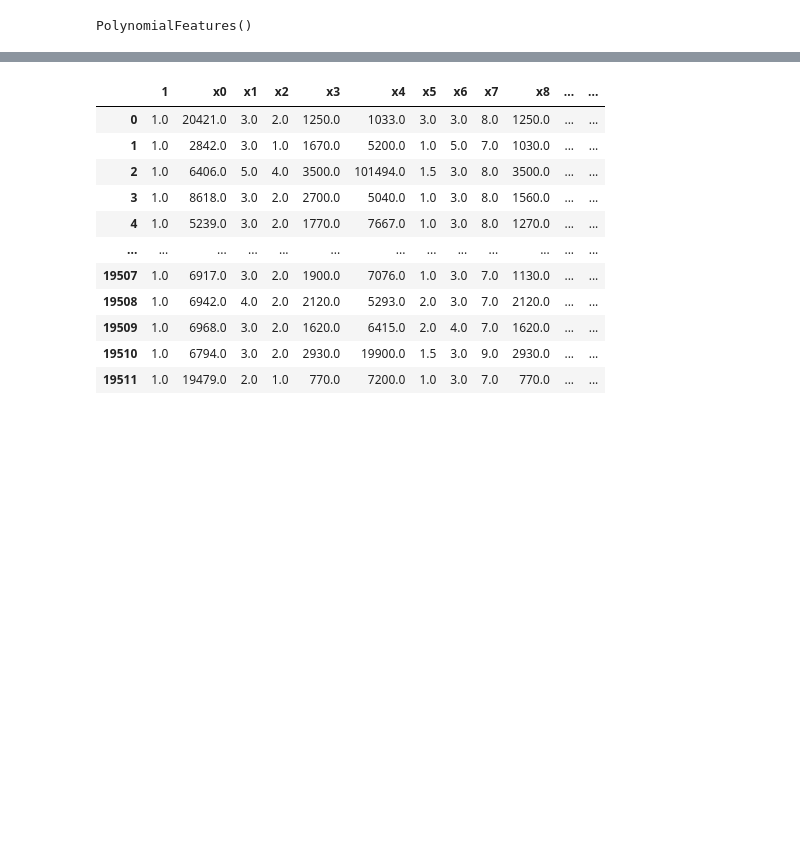
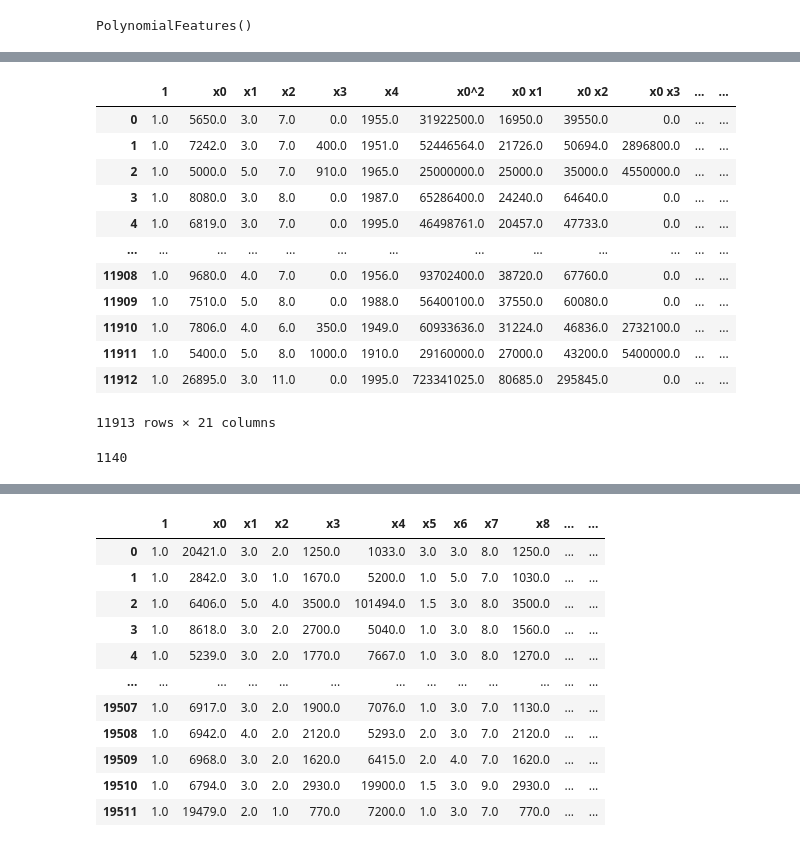
Before and after one commit to MNLKuzmin/RepoDontRoam, a Jupyter notebook: student.ipynb, the cells around one changed output, grey strips where cells are left out. Cells and saved outputs as stored; diff of their text form; code cells hidden in the pictures; blank space fills up the shorter version.

```diff
--- a/student.ipynb
+++ b/student.ipynb
@@ -1786,0 +1803,27 @@ PolynomialFeatures()
+# %%
+pf = PolynomialFeatures(degree=2)
+
+y=df['price']
+
+pf.fit(Xcut)
+pdf = pd.DataFrame(pf.transform(Xcut), columns=pf.get_feature_names())
+pdf
+# %% [output]
+|  | 1 | x0 | x1 | x2 | x3 | x4 | x0^2 | x0 x1 | x0 x2 | x0 x3 | ... | ... |
+| 0 | 1.0 | 5650.0 | 3.0 | 7.0 | 0.0 | 1955.0 | 31922500.0 | 16950.0 | 39550.0 | 0.0 | ... | ... |
+| 1 | 1.0 | 7242.0 | 3.0 | 7.0 | 400.0 | 1951.0 | 52446564.0 | 21726.0 | 50694.0 | 2896800.0 | ... | ... |
+| 2 | 1.0 | 5000.0 | 5.0 | 7.0 | 910.0 | 1965.0 | 25000000.0 | 25000.0 | 35000.0 | 4550000.0 | ... | ... |
+| 3 | 1.0 | 8080.0 | 3.0 | 8.0 | 0.0 | 1987.0 | 65286400.0 | 24240.0 | 64640.0 | 0.0 | ... | ... |
+| 4 | 1.0 | 6819.0 | 3.0 | 7.0 | 0.0 | 1995.0 | 46498761.0 | 20457.0 | 47733.0 | 0.0 | ... | ... |
+| ... | ... | ... | ... | ... | ... | ... | ... | ... | ... | ... | ... | ... |
+| 11908 | 1.0 | 9680.0 | 4.0 | 7.0 | 0.0 | 1956.0 | 93702400.0 | 38720.0 | 67760.0 | 0.0 | ... | ... |
+| 11909 | 1.0 | 7510.0 | 5.0 | 8.0 | 0.0 | 1988.0 | 56400100.0 | 37550.0 | 60080.0 | 0.0 | ... | ... |
+| 11910 | 1.0 | 7806.0 | 4.0 | 6.0 | 350.0 | 1949.0 | 60933636.0 | 31224.0 | 46836.0 | 2732100.0 | ... | ... |
+| 11911 | 1.0 | 5400.0 | 5.0 | 8.0 | 1000.0 | 1910.0 | 29160000.0 | 27000.0 | 43200.0 | 5400000.0 | ... | ... |
+| 11912 | 1.0 | 26895.0 | 3.0 | 11.0 | 0.0 | 1995.0 | 723341025.0 | 80685.0 | 295845.0 | 0.0 | ... | ... |
+11913 rows × 21 columns
+# %%
+coeff=model.params
+len(coeff)
+# %% [output]
+1140
```
Also changed, not shown: parts of 27 cells of this notebook, 5 other files.
